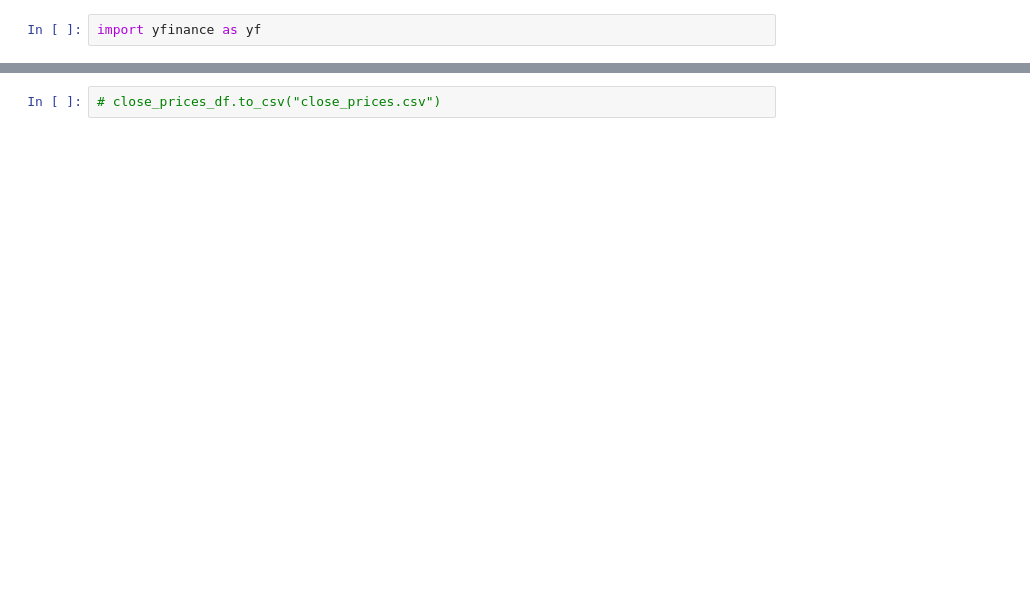
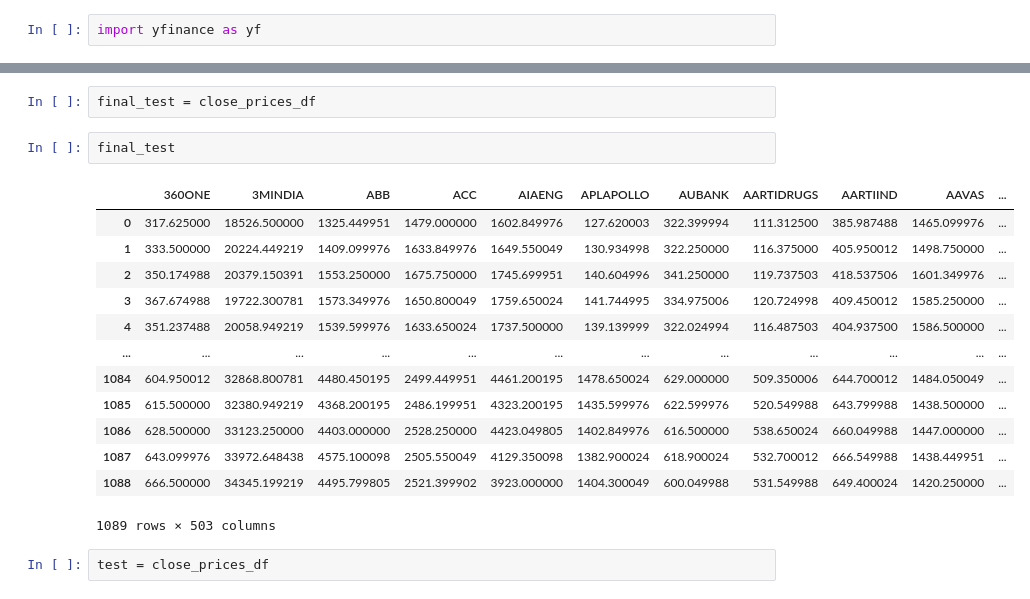
Before and after one commit to sammy429b/GOSMP, a Jupyter notebook: fetch_market_data.ipynb, the cells around one changed output, grey strips where cells are left out. Saved outputs shown, nothing was run; the diff lists cells and outputs as text; blank space fills up the shorter version.

```diff
--- a/fetch_market_data.ipynb
+++ b/fetch_market_data.ipynb
@@ -115,2 +197,20 @@ close_prices_df.head()
-# %%
-# close_prices_df.to_csv("close_prices.csv")
+# %%
+final_test = close_prices_df
+# %%
+final_test
+# %% [output]
+|  | 360ONE | 3MINDIA | ABB | ACC | AIAENG | APLAPOLLO | AUBANK | AARTIDRUGS | AARTIIND | AAVAS | ... |
+| 0 | 317.625000 | 18526.500000 | 1325.449951 | 1479.000000 | 1602.849976 | 127.620003 | 322.399994 | 111.312500 | 385.987488 | 1465.099976 | ... |
+| 1 | 333.500000 | 20224.449219 | 1409.099976 | 1633.849976 | 1649.550049 | 130.934998 | 322.250000 | 116.375000 | 405.950012 | 1498.750000 | ... |
+| 2 | 350.174988 | 20379.150391 | 1553.250000 | 1675.750000 | 1745.699951 | 140.604996 | 341.250000 | 119.737503 | 418.537506 | 1601.349976 | ... |
+| 3 | 367.674988 | 19722.300781 | 1573.349976 | 1650.800049 | 1759.650024 | 141.744995 | 334.975006 | 120.724998 | 409.450012 | 1585.250000 | ... |
+| 4 | 351.237488 | 20058.949219 | 1539.599976 | 1633.650024 | 1737.500000 | 139.139999 | 322.024994 | 116.487503 | 404.937500 | 1586.500000 | ... |
+| ... | ... | ... | ... | ... | ... | ... | ... | ... | ... | ... | ... |
+| 1084 | 604.950012 | 32868.800781 | 4480.450195 | 2499.449951 | 4461.200195 | 1478.650024 | 629.000000 | 509.350006 | 644.700012 | 1484.050049 | ... |
+| 1085 | 615.500000 | 32380.949219 | 4368.200195 | 2486.199951 | 4323.200195 | 1435.599976 | 622.599976 | 520.549988 | 643.799988 | 1438.500000 | ... |
+| 1086 | 628.500000 | 33123.250000 | 4403.000000 | 2528.250000 | 4423.049805 | 1402.849976 | 616.500000 | 538.650024 | 660.049988 | 1447.000000 | ... |
+| 1087 | 643.099976 | 33972.648438 | 4575.100098 | 2505.550049 | 4129.350098 | 1382.900024 | 618.900024 | 532.700012 | 666.549988 | 1438.449951 | ... |
+| 1088 | 666.500000 | 34345.199219 | 4495.799805 | 2521.399902 | 3923.000000 | 1404.300049 | 600.049988 | 531.549988 | 649.400024 | 1420.250000 | ... |
+1089 rows × 503 columns
+# %%
+test = close_prices_df
```
Also changed, not shown: parts of 20 cells of this notebook, 2 other files.
